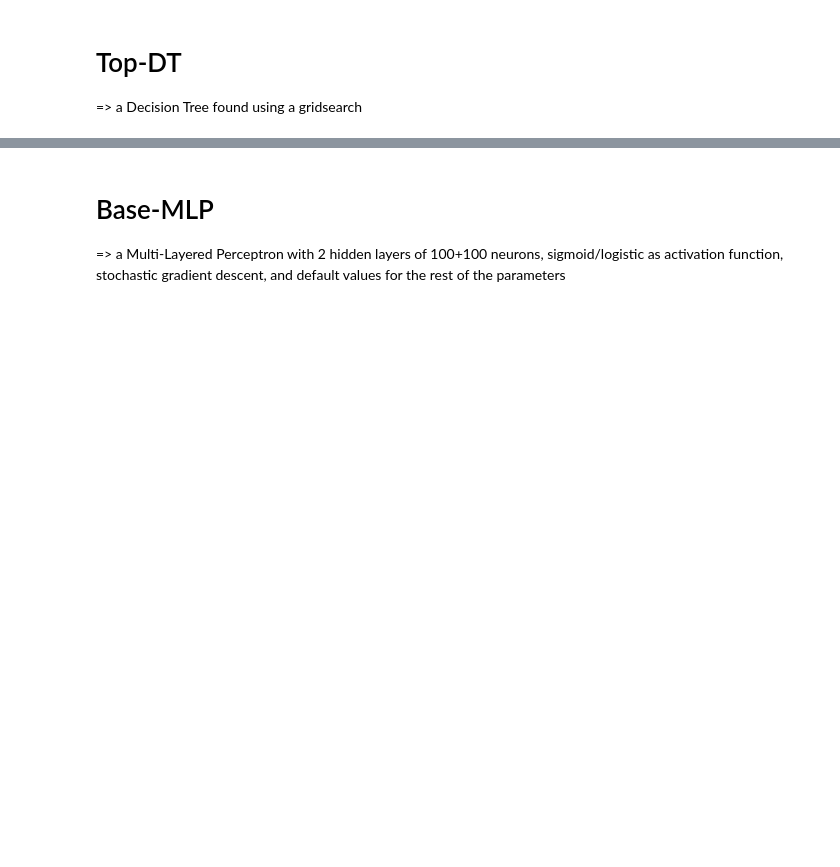
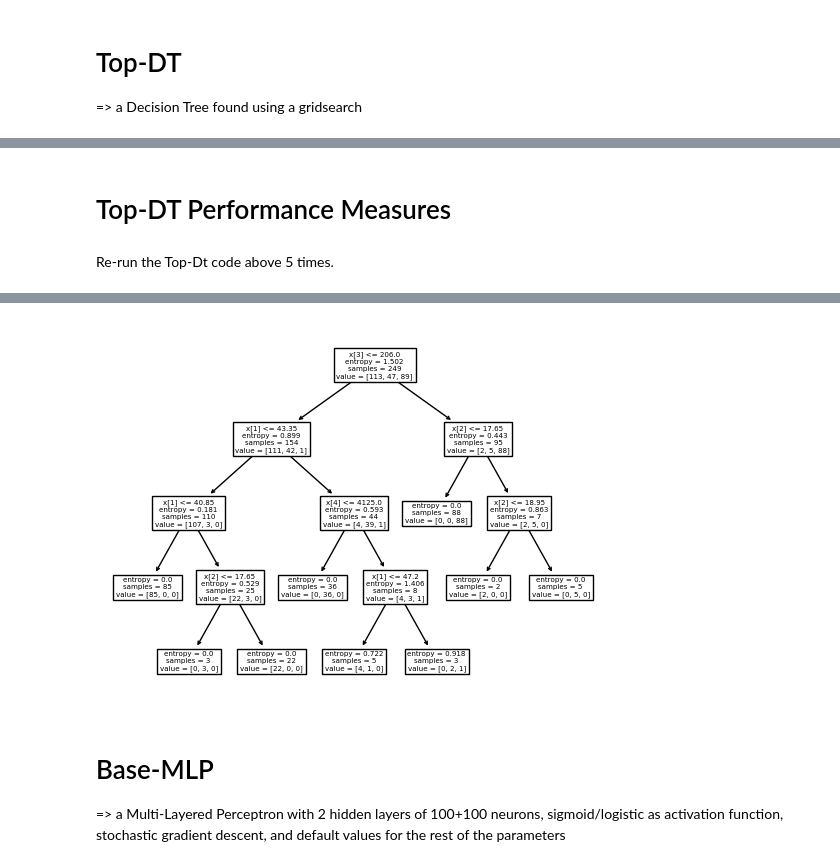
Before and after one commit to MohamadGSalim/Experiments-with-Machine-Learning, a Jupyter notebook: Penguins_Classification.ipynb, the cells around one changed output, grey strips where cells are left out. Cells and saved outputs as stored; diff of their text form; code cells hidden in the pictures; blank space fills up the shorter version.

```diff
--- a/Penguins_Classification.ipynb
+++ b/Penguins_Classification.ipynb
@@ -132,0 +284,79 @@ print("Predicted output: ", le.inverse_transform(y_predict))
+# %% [markdown]
+# Top-DT Performance Measures
+# %%
+with open('penguin-performance.txt', 'a') as f:
+    f.write('\n\n\n**********************************************************\n\n(A) Top-DT Performance Measures \n\n')
+    f.write("Hyperparameters: " + str(json.dump(best_hyperparameters, f)) + "\n\n")
+    f.write('\n(B) Confusion Matrix: \n')
+    f.write(str(confusion_matrix(y_test_set, y_predict)))
+    f.write('\n\n(C - D) Classification Report: \n')
+    f.write(str(classification_report(y_test_set, y_predict)))
+    f.write('\n(C - D) Accuracy Score: ')
+    f.write(str(accuracy_score(y_test_set, y_predict)))
+# %% [markdown]
+Re-run the Top-Dt code above 5 times.
+# %%
+top_dt_accuracy_scores = []
+top_dt_f1_scores_macro_avgs = []
+top_dt_f1_scores_weighted_avgs = []
+
+for i in range(5):
+    # create decision tree model
+    dtc_top_dt = tree.DecisionTreeClassifier()
+
+    # define hyperparameters to test for best model
+    hyperparameters = {
+        'criterion': ['gini', 'entropy'],
+        'max_depth': [None, 2, 4],
+        'min_samples_split': [6, 42, 90],
+    }
+
+    # use grid search to find best hyperparameters
+    gs = GridSearchCV(dtc_top_dt, hyperparameters, verbose=1)
+    gs.fit(X_train_set, y_train_set)
+    best_hyperparameters = gs.best_params_
+
+    print('Best hyperparameters:\n', best_hyperparameters)
+
+    # create decision tree model with best hyperparameters
+    dtc_top_dt_best_params = tree.DecisionTreeClassifier(**best_hyperparameters)
+    # train model with best hyperparameters
+    dtc_top_dt_best_params.fit(X_train_set, y_train_set)
+
+    # plot decision tree
+    tree.plot_tree(dtc_top_dt_best_params)
+
+    dot_data = tree.export_graphviz(dtc_top_dt_best_params, out_file=None,
+        feature_names= ['island', 'culmen_length_mm', 'culmen_depth_mm', 'flipper_length_mm', 'body_mass_grams', 'sex'],
+        class_names=['Adelie','Chinstrap','Gentoo'],
+        filled=True, rounded=True)
+    graph = graphviz.Source(dot_data)
+
+    graph.render("penguin_species_top_dt")   # save to pdf
+
+    y_predict = dtc_top_dt_best_params.predict(X_test_set)
+
+    print(X_test_set)
+    print("Predicted output: ", le.inverse_transform(y_predict))
+
+    accuracy = accuracy_score(y_test_set, y_predict)
+    top_dt_accuracy_scores.append(accuracy)
+
+    f1_score_macro_avg = f1_score(y_test_set, y_predict, average='macro')
+    top_dt_f1_scores_macro_avgs.append(f1_score_macro_avg)
+
+    f1_score_weighted_avg = f1_score(y_test_set, y_predict, average='weighted')
+    top_dt_f1_scores_weighted_avgs.append(f1_score_weighted_avg)
+
+    print(X_test_set)
+    print("Predicted output: ", le.inverse_transform(y_predict))
+    with open('penguin-performance_5_runs.txt', 'a') as f:
+        f.write(f'\n\n\n**********************************************************\n\nRUN {i + 1} \n\n(A) Top-DT Performance Measures \n\n')
+        f.write("Hyperparameters: " + str(json.dump(best_hyperparameters, f)) + "\n\n")
+        f.write('\n(B) Confusion Matrix: \n')
+        f.write(str(confusion_matrix(y_test_set, y_predict)))
+        f.write('\n\n(C - D) Classification Report: \n')
+        f.write(str(classification_report(y_test_set, y_predict)))
+        f.write('\n(C - D) Accuracy Score: ')
+        f.write(str(accuracy))
+# %% [output]
@@ -133,3 +380,4 @@ print("Predicted output: ", le.inverse_transform(y_predict))
+[figure, added]
 # %% [markdown]
 # Base-MLP
 => a Multi-Layered Perceptron with 2 hidden layers of 100+100 neurons, sigmoid/logistic as activation function, stochastic gradient descent, and default values for the rest of the parameters
```
Also changed, not shown: parts of 30 cells of this notebook, 12 other files.
